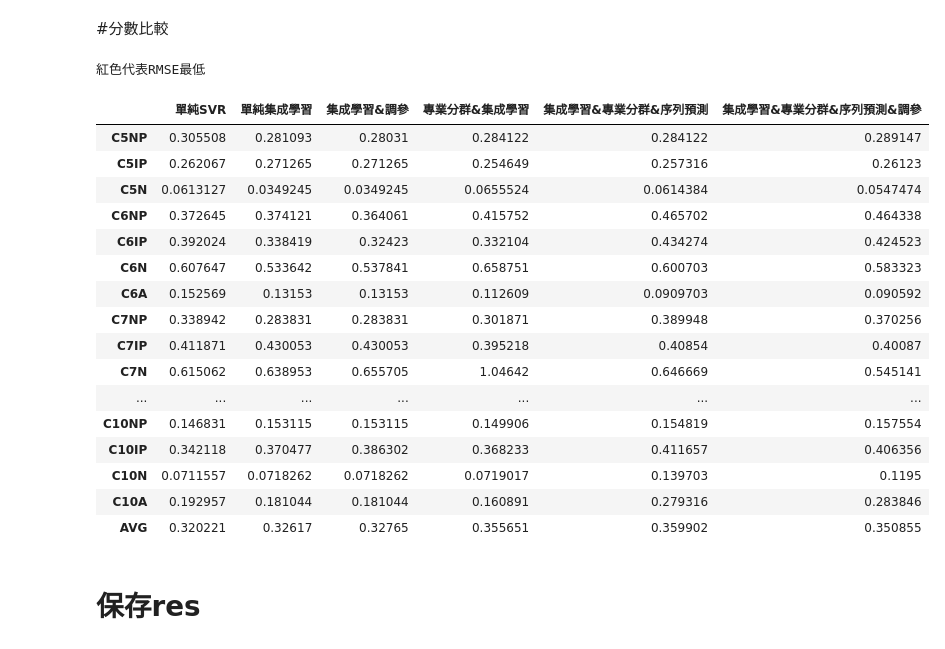
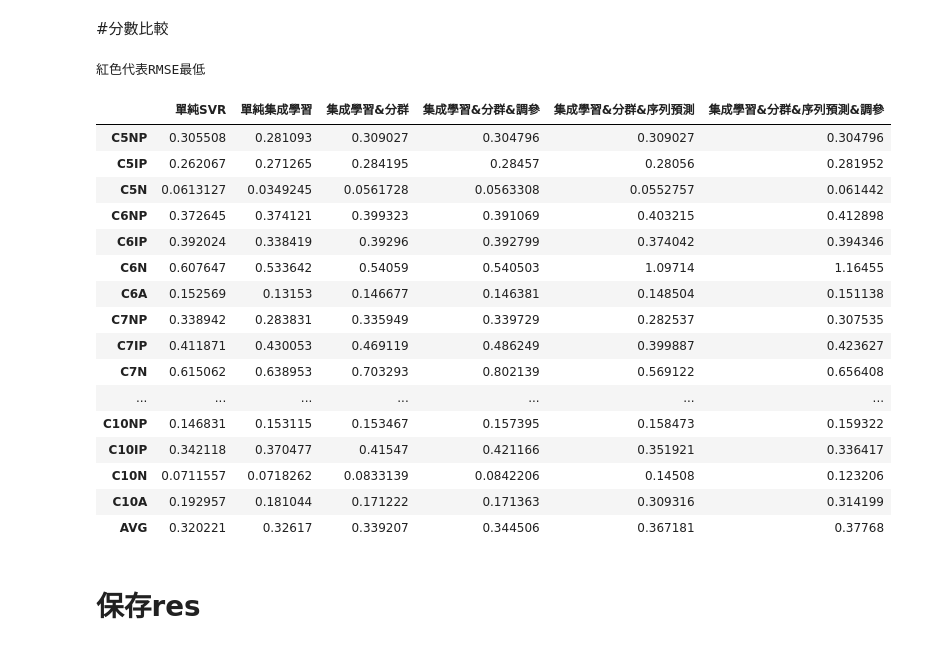
Before and after one commit to skywalker0803r/works, a Jupyter notebook: 輕油案子各種算法代碼.ipynb, the cells around one changed output. Saved outputs shown, nothing was run; the diff lists cells and outputs as text; code cells hidden in the pictures.

```diff
--- a/輕油案子各種算法代碼.ipynb
+++ b/輕油案子各種算法代碼.ipynb
@@ -494,36 +586,0 @@ res_5
-# %%
-def 序列預測_集成學習_專業分群_調參():
-  #參數池_1
-  params_1 = {
-    'C': np.arange(1 ,20 ,1)
-  }
-
-  #預測值空白表格
-  y_pred = pd.DataFrame(index = y_test.index ,columns = y_test.columns)
-
-  #開始填表(加入分群概念)
-  for 群代碼 in tqdm(sorted(test.群代碼.unique())):
-
-    群落_train = train.loc[train['群代碼'] == 群代碼 , :]
-    群落_test  = test.loc[test['群代碼'] == 群代碼 , :]
-
-    群落_X_train = 群落_train[x_columns]
-    群落_X_test = 群落_test[x_columns]
-
-    for y_name in tqdm(y_columns):
-      群落_y_train = 群落_train[y_name]
-      群落_y_pred = 集成學習(群落_X_train,
-                            群落_y_train,
-                            群落_X_test,
-                            tuning_meta_model=True,
-                            meta_model_params=params_1)
-
-      y_pred.loc[群落_X_test.index,y_name] = 群落_y_pred
-
-      群落_X_train[y_name] = 群落_y_train
-      群落_X_test[y_name]  = 群落_y_pred
-
-  #分數
-  return get_score(y_pred,y_test)
-res_6 = 序列預測_集成學習_專業分群_調參()
-res_6
@@ -556,31 +589,31 @@ res_6
 # %%
 df = pd.DataFrame({'單純SVR':res_1.RMSE,
                    '單純集成學習':res_2.RMSE,
-                   '集成學習&調參':res_3.RMSE,
-                   '專業分群&集成學習':res_4.RMSE,
-                   '集成學習&專業分群&序列預測':res_5.RMSE,
-                   '集成學習&專業分群&序列預測&調參':res_6.RMSE})
+                   '集成學習&分群':res_3.RMSE,
+                   '集成學習&分群&調參':res_4.RMSE,
+                   '集成學習&分群&序列預測':res_5.RMSE,
+                   '集成學習&分群&序列預測&調參':res_6.RMSE})
 print('紅色代表RMSE最低')
 df.style.apply(lambda x: ["background: red" if v == np.min(x) else "" for v in x], axis = 1)
 # %% [output]
 紅色代表RMSE最低
-|  | 單純SVR | 單純集成學習 | 集成學習&調參 | 專業分群&集成學習 | 集成學習&專業分群&序列預測 | 集成學習&專業分群&序列預測&調參 |
-| C5NP | 0.305508 | 0.281093 | 0.28031 | 0.284122 | 0.284122 | 0.289147 |
-| C5IP | 0.262067 | 0.271265 | 0.271265 | 0.254649 | 0.257316 | 0.26123 |
-| C5N | 0.0613127 | 0.0349245 | 0.0349245 | 0.0655524 | 0.0614384 | 0.0547474 |
-| C6NP | 0.372645 | 0.374121 | 0.364061 | 0.415752 | 0.465702 | 0.464338 |
-| C6IP | 0.392024 | 0.338419 | 0.32423 | 0.332104 | 0.434274 | 0.424523 |
-| C6N | 0.607647 | 0.533642 | 0.537841 | 0.658751 | 0.600703 | 0.583323 |
-| C6A | 0.152569 | 0.13153 | 0.13153 | 0.112609 | 0.0909703 | 0.090592 |
-| C7NP | 0.338942 | 0.283831 | 0.283831 | 0.301871 | 0.389948 | 0.370256 |
-| C7IP | 0.411871 | 0.430053 | 0.430053 | 0.395218 | 0.40854 | 0.40087 |
-| C7N | 0.615062 | 0.638953 | 0.655705 | 1.04642 | 0.646669 | 0.545141 |
+|  | 單純SVR | 單純集成學習 | 集成學習&分群 | 集成學習&分群&調參 | 集成學習&分群&序列預測 | 集成學習&分群&序列預測&調參 |
+| C5NP | 0.305508 | 0.281093 | 0.309027 | 0.304796 | 0.309027 | 0.304796 |
+| C5IP | 0.262067 | 0.271265 | 0.284195 | 0.28457 | 0.28056 | 0.281952 |
+| C5N | 0.0613127 | 0.0349245 | 0.0561728 | 0.0563308 | 0.0552757 | 0.061442 |
+| C6NP | 0.372645 | 0.374121 | 0.399323 | 0.391069 | 0.403215 | 0.412898 |
+| C6IP | 0.392024 | 0.338419 | 0.39296 | 0.392799 | 0.374042 | 0.394346 |
+| C6N | 0.607647 | 0.533642 | 0.54059 | 0.540503 | 1.09714 | 1.16455 |
+| C6A | 0.152569 | 0.13153 | 0.146677 | 0.146381 | 0.148504 | 0.151138 |
+| C7NP | 0.338942 | 0.283831 | 0.335949 | 0.339729 | 0.282537 | 0.307535 |
+| C7IP | 0.411871 | 0.430053 | 0.469119 | 0.486249 | 0.399887 | 0.423627 |
+| C7N | 0.615062 | 0.638953 | 0.703293 | 0.802139 | 0.569122 | 0.656408 |
 | ... | ... | ... | ... | ... | ... | ... |
-| C10NP | 0.146831 | 0.153115 | 0.153115 | 0.149906 | 0.154819 | 0.157554 |
-| C10IP | 0.342118 | 0.370477 | 0.386302 | 0.368233 | 0.411657 | 0.406356 |
-| C10N | 0.0711557 | 0.0718262 | 0.0718262 | 0.0719017 | 0.139703 | 0.1195 |
-| C10A | 0.192957 | 0.181044 | 0.181044 | 0.160891 | 0.279316 | 0.283846 |
-| AVG | 0.320221 | 0.32617 | 0.32765 | 0.355651 | 0.359902 | 0.350855 |
+| C10NP | 0.146831 | 0.153115 | 0.153467 | 0.157395 | 0.158473 | 0.159322 |
+| C10IP | 0.342118 | 0.370477 | 0.41547 | 0.421166 | 0.351921 | 0.336417 |
+| C10N | 0.0711557 | 0.0718262 | 0.0833139 | 0.0842206 | 0.14508 | 0.123206 |
+| C10A | 0.192957 | 0.181044 | 0.171222 | 0.171363 | 0.309316 | 0.314199 |
+| AVG | 0.320221 | 0.32617 | 0.339207 | 0.344506 | 0.367181 | 0.37768 |
 # %% [markdown]
 # 保存res
 # %%
```
Also changed, not shown: parts of 35 cells of this notebook.
